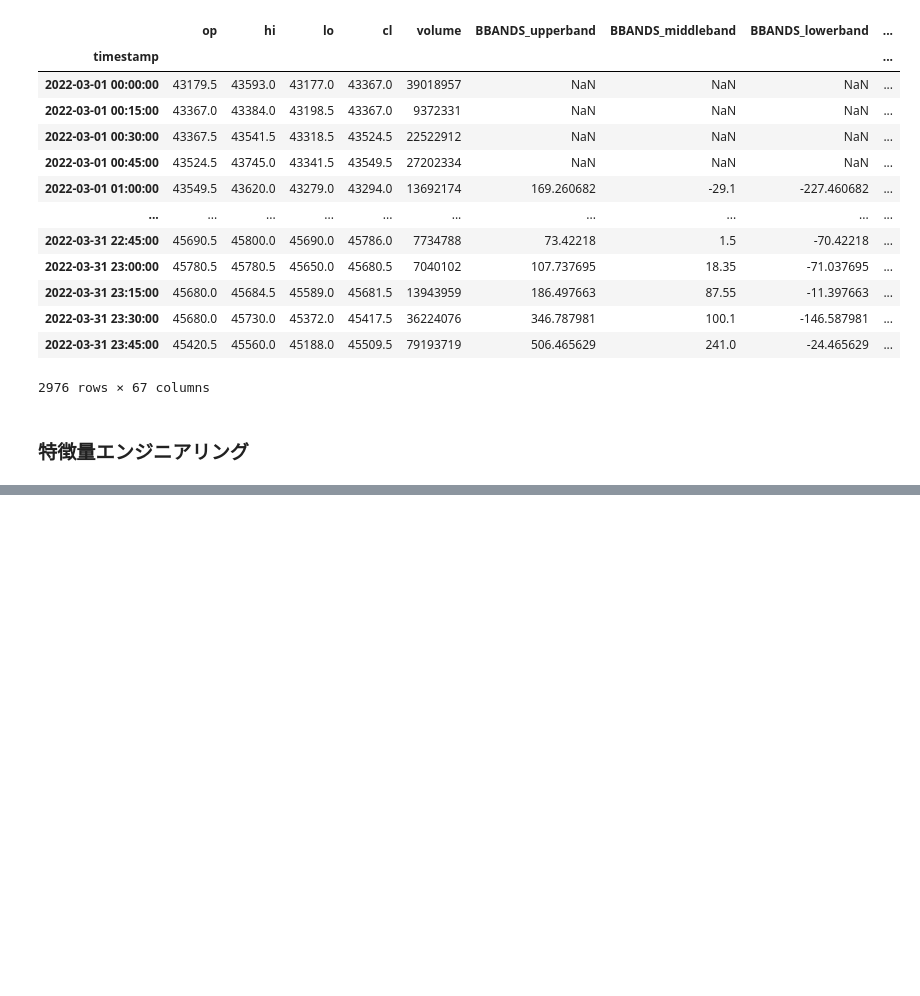
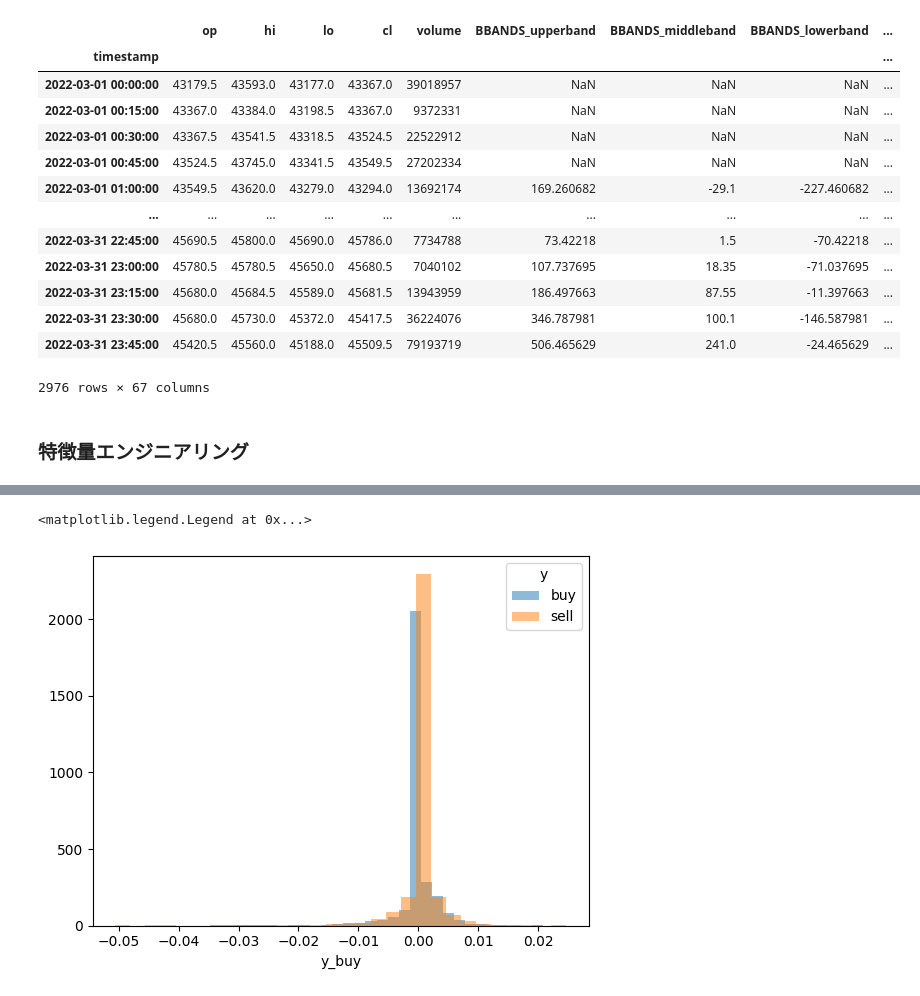
Before and after one commit to CosmoMax10/robin_mlbot_practice, a Jupyter notebook: features_engineering_practice.ipynb, the cells around one changed output, grey strips where cells are left out. Cells and saved outputs as stored; diff of their text form; code cells hidden in the pictures; blank space fills up the shorter version.

```diff
--- a/features_engineering_practice.ipynb
+++ b/features_engineering_practice.ipynb
@@ -169,0 +265,16 @@ df.head()
+# %%
+
+df = df.astype(float)
+df.to_pickle('df_y.pkl')
+
+df = pd.read_pickle('df_y.pkl')
+# %%
+#y_buyとy_sellの分布を調べる。
+plt.hist(df['y_buy'].dropna(), bins=30, alpha=0.5,label='buy')
+plt.hist(df['y_sell'].dropna(), bins=30, alpha=0.5,label='sell')
+
+plt.xlabel('y')
+plt.legend(title='y')
+# %% [output]
+<matplotlib.legend.Legend at 0x...>
+[figure, added]
```
Also changed, not shown: parts of 13 cells of this notebook.
